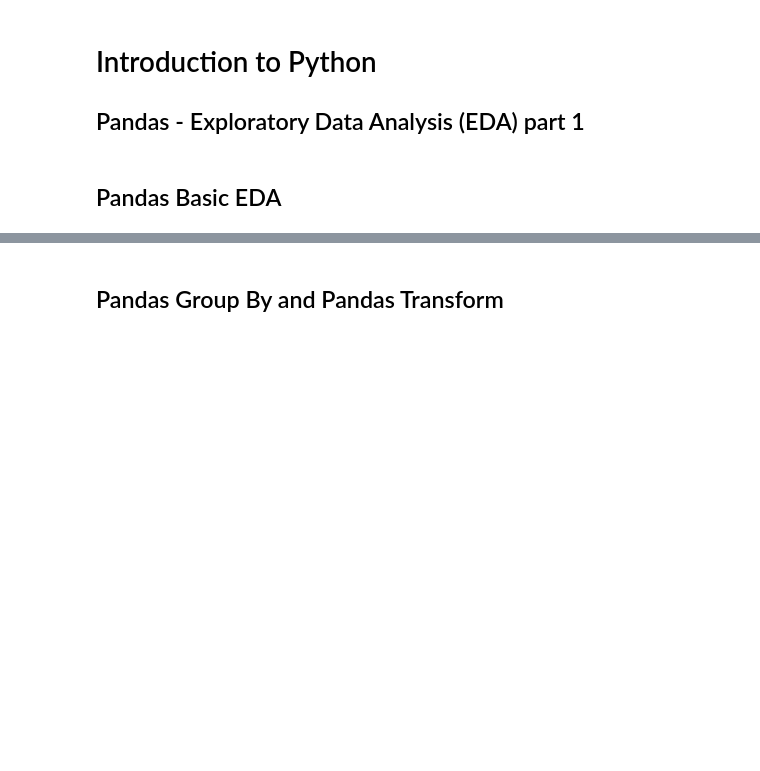
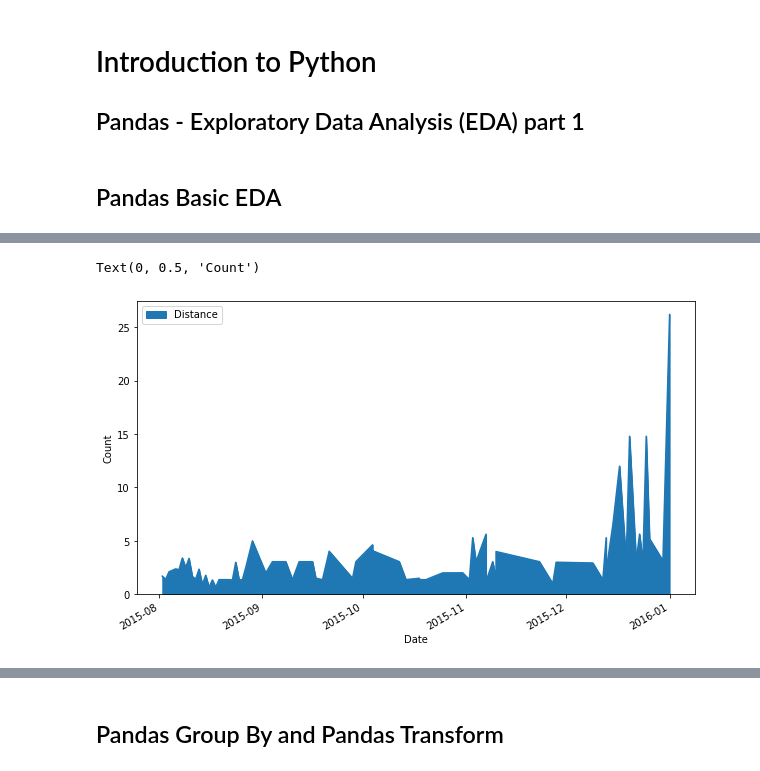
Before and after one commit to rsouza/Python_Course, a Jupyter notebook: Notebooks/17_Pandas_EDAa.ipynb, the cells around one changed output, grey strips where cells are left out. Saved outputs shown, nothing was run; the diff lists cells and outputs as text; code cells hidden in the pictures; blank space fills up the shorter version.

```diff
--- a/Notebooks/17_Pandas_EDAa.ipynb
+++ b/Notebooks/17_Pandas_EDAa.ipynb
@@ -19,0 +117,6 @@ from IPython.core.interactiveshell import InteractiveShell
+# %%
+df.plot(kind = 'area', figsize=(10,6))
+plt.ylabel("Count")
+# %% [output]
+Text(0, 0.5, 'Count')
+[figure, added]
```
Also changed, not shown: parts of 57 cells of this notebook, 4 other files.
